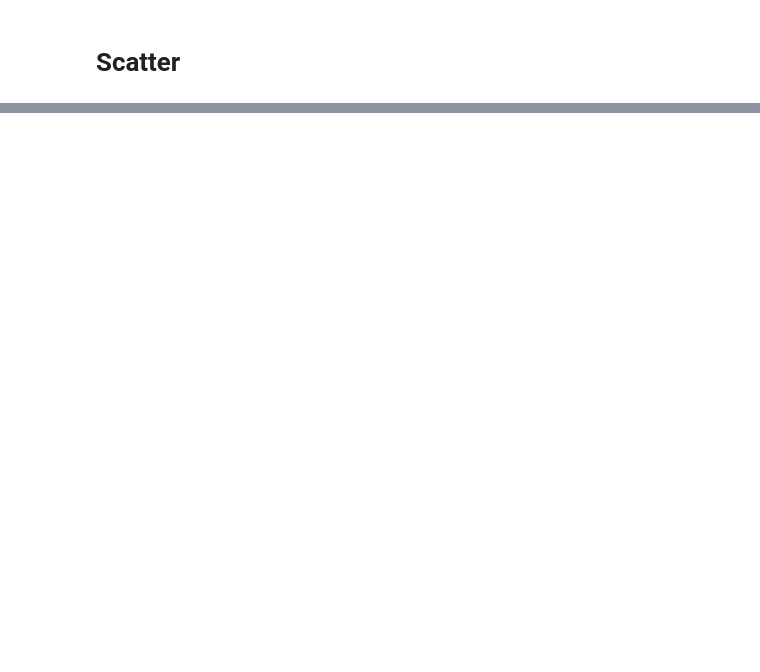
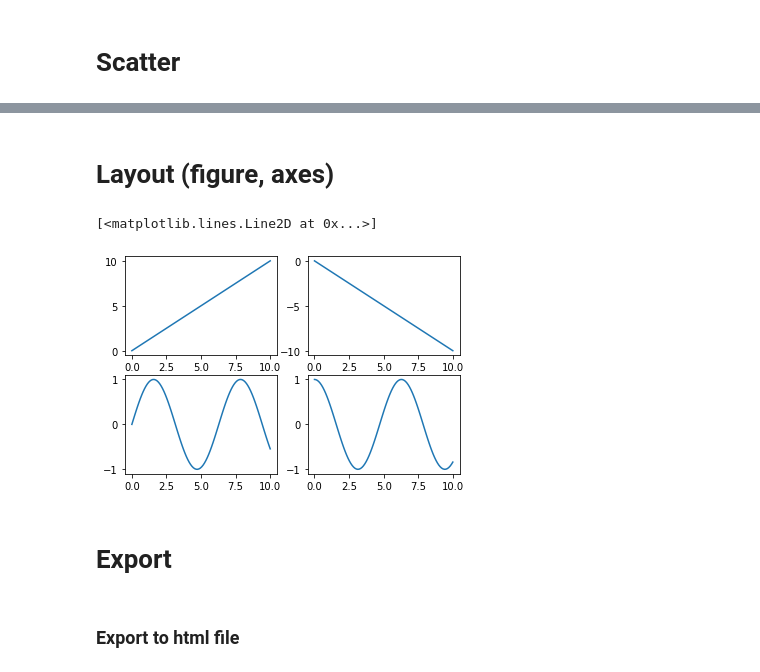
Before and after one commit to yusukeh0710/notebook, a Jupyter notebook: matplotlib.ipynb, the cells around one changed output, grey strips where cells are left out. Saved outputs shown, nothing was run; the diff lists cells and outputs as text; code cells hidden in the pictures; blank space fills up the shorter version.

```diff
--- a/matplotlib.ipynb
+++ b/matplotlib.ipynb
@@ -134,0 +188,22 @@ plt.plot(x, y3, color='gray')
+# %% [markdown]
+# Layout (figure, axes)
+# %%
+fig, ax = plt.subplots(2, 2, figsize=(6, 4))
+
+x = np.linspace(0, 10, 100)
+y1 = x
+y2 = -x
+y3 = np.sin(x)
+y4 = np.cos(x)
+
+ax[0, 0].plot(x, y1)
+ax[0, 1].plot(x, y2)
+ax[1, 0].plot(x, y3)
+ax[1, 1].plot(x, y4)
+# %% [output]
+[<matplotlib.lines.Line2D at 0x...>]
+[figure, added]
+# %% [markdown]
+# Export
+# %% [markdown]
+### Export to html file
```
Also changed, not shown: parts of 18 cells of this notebook, 2 other files.
